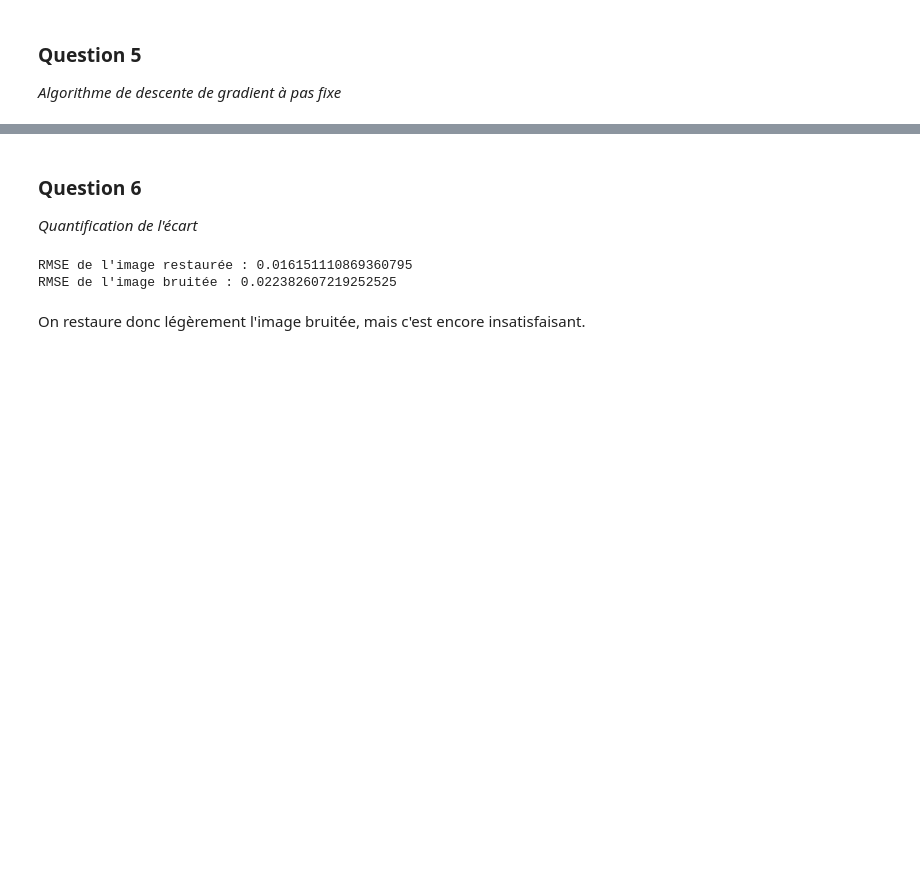
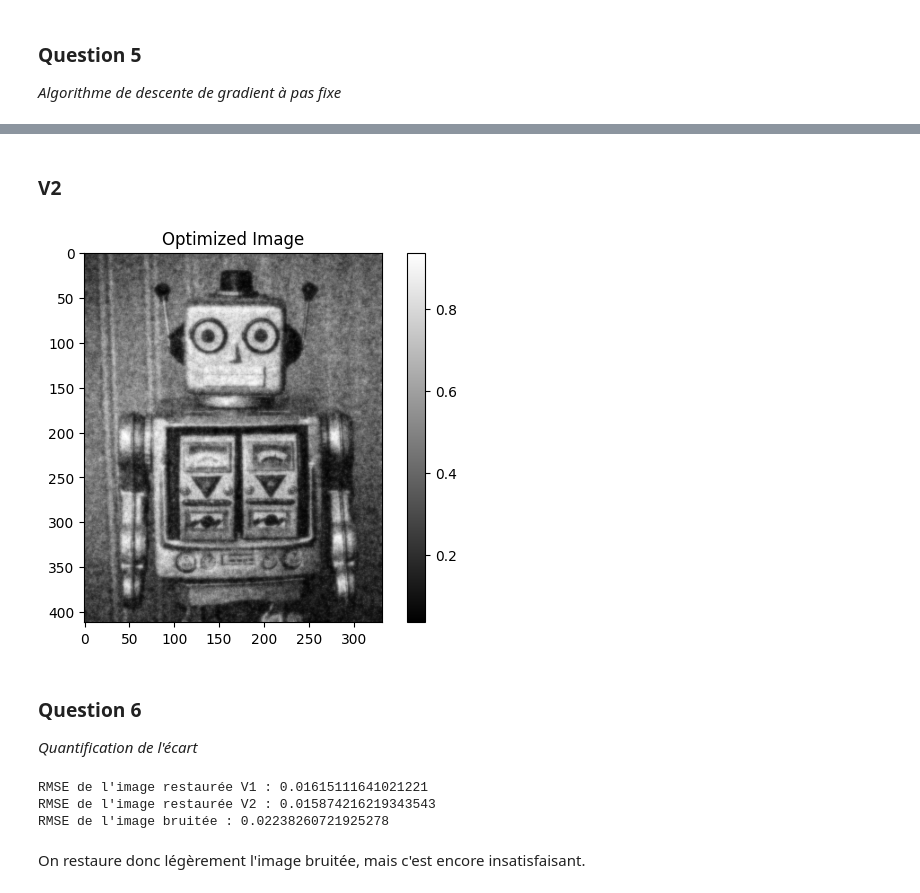
Before and after one commit to tinmar112/optim, a Jupyter notebook: notebook_optim.ipynb, the cells around one changed output, grey strips where cells are left out. Drawn from its saved outputs; the diff is of its cells as text; code cells hidden in the pictures; blank space fills up the shorter version.

```diff
--- a/notebook_optim.ipynb
+++ b/notebook_optim.ipynb
@@ -100,17 +102,49 @@ display(u_rest)
+# %% [markdown]
+### V2
+# %%
+def f(z):
+    return 0.5 * np.sum((z - u)**2) + np.sum(np.linalg.norm(grad(z), axis=2)**2)
+
+def grad_f(z):
+    return z - u_b - 2 * div(grad(z))
+
+
+def optim_gradient_fixed_step(grad_fun, x0, l, max_iter = 100000, epsilon_grad_fun = 1e-8):
+    L_x = [x0]
+    x_k = x0
+    counter = 0
+    for k in range(max_iter):
+        counter += 1
+        x_k = x_k - l * grad_fun(x_k)
+        L_x.append(x_k)
+        if np.linalg.norm(grad_fun(x_k)) < epsilon_grad_fun:
+            break
+    return x_k, L_x, counter
+
+u_opt = optim_gradient_fixed_step(grad_f, u_b, 0.01, 100, 1e-8)[0]
+
+plt.imshow(u_opt, cmap='gray')
+plt.title('Optimized Image')
+plt.colorbar()
+plt.show()
+# %% [output]
+[figure, added]
 # %% [markdown]
 ### Question 6
 
 _Quantification de l'écart_
 # %%
 def RMSE(z: np.ndarray) -> float:
-    (n,m) = u.shape
-    return (np.sqrt(np.linalg.norm(u-z, ord='fro')/(n*m))) # Frobenius norm
+    (n, m) = u.shape
+    return (np.sqrt(np.linalg.norm(u - z, ord='fro') / (n * m)))  # Frobenius norm
 
-print(f"RMSE de l'image restaurée : {RMSE(u_rest)}")
+print(f"RMSE de l'image restaurée V1 : {RMSE(u_rest)}")
+print(f"RMSE de l'image restaurée V2 : {RMSE(u_opt)}")
 print(f"RMSE de l'image bruitée : {RMSE(u_b)}")
 # %% [output]
-RMSE de l'image restaurée : 0.016151110869360795
-RMSE de l'image bruitée : 0.022382607219252525
+RMSE de l'image restaurée V1 : 0.01615111641021221
+RMSE de l'image restaurée V2 : 0.015874216219343543
+RMSE de l'image bruitée : 0.02238260721925278
 # %% [markdown]
 On restaure donc légèrement l'image bruitée, mais c'est encore insatisfaisant.
 # %% [markdown]
```
Also changed, not shown: parts of 8 cells of this notebook.
